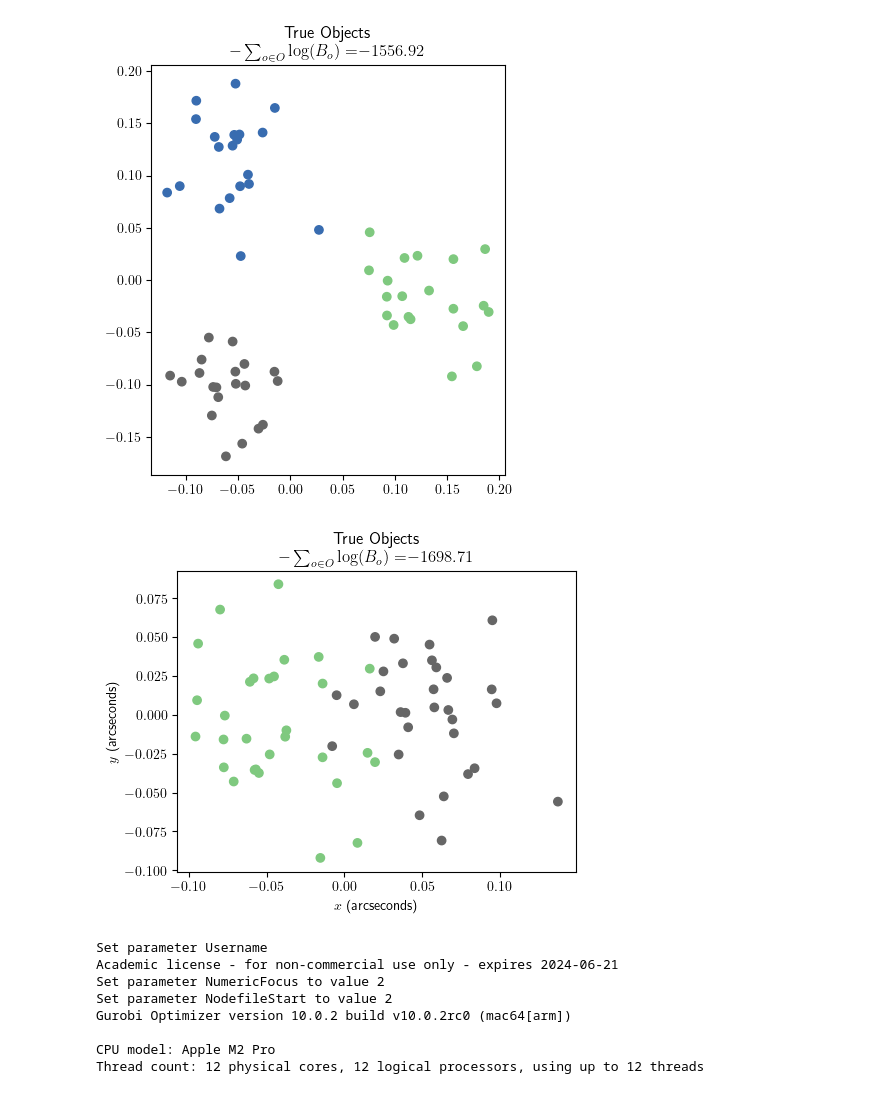
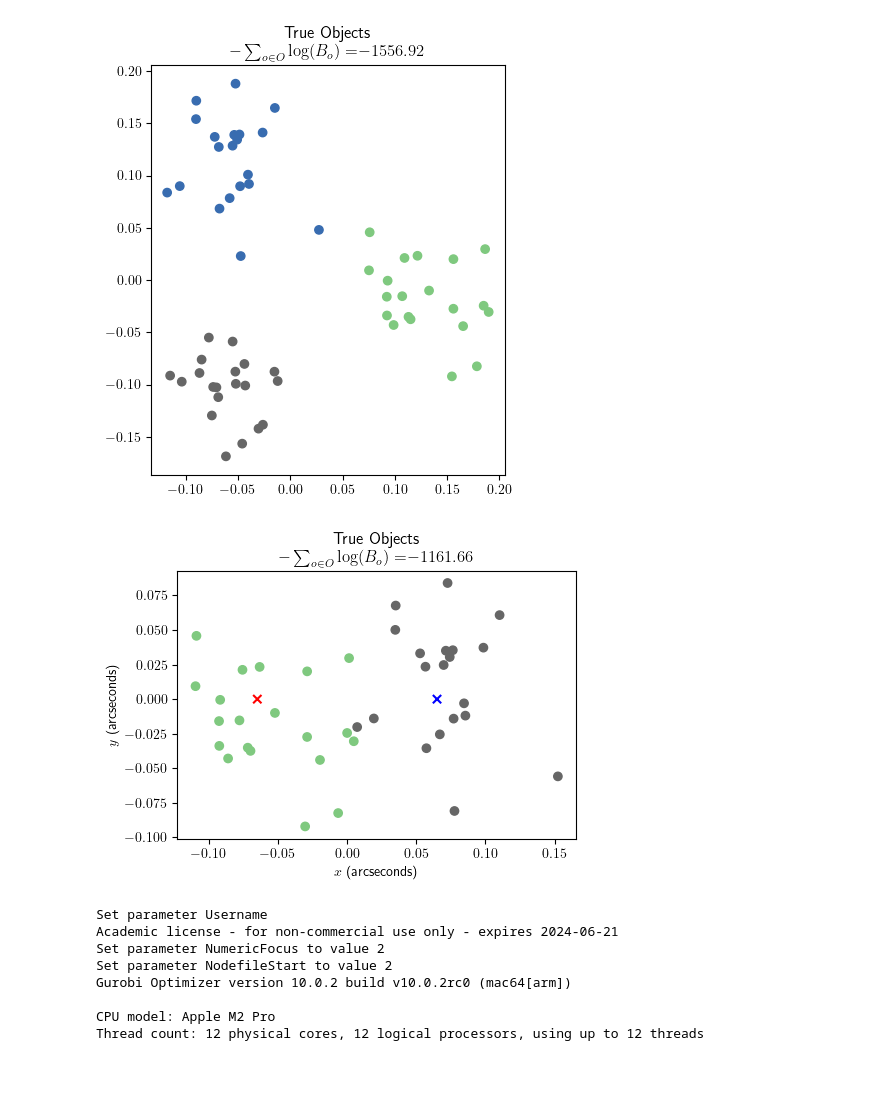
Before and after one commit to jacobf18/astronomical-matching, a Jupyter notebook: benchmark.ipynb, the cells around one changed output. Cells and saved outputs as stored; diff of their text form; code cells hidden in the pictures.

```diff
--- a/benchmark.ipynb
+++ b/benchmark.ipynb
@@ -47,32 +257,33 @@ ax.set_aspect("equal")
 # %% [output]
 [figure]
 # %%
-cats = 30
+cats = 20
 sigma1 = 0.04
 sigma2 = 0.04
-distance = 0.10
+distance = 0.13
 seed = 1
 
 df = simulate_two_objects(
     sigma1=sigma1, sigma2=sigma2, distance=distance, num=cats, seed=seed
 )
 plt.figure(figsize=(5, 5))
 plt.title(
     "True Objects\n"
     r"$-\sum_{{o\in O}}\log(B_o)=$"
     f"${neg_log_bayes(df,df.ObjectID):.2f}$"
 )
 plt.xlabel("$x$ (arcseconds)")
 plt.ylabel("$y$ (arcseconds)")
 plt.scatter(
     df["coord1 (arcseconds)"], df["coord2 (arcseconds)"], c=df.ObjectID, cmap="Accent"
 )
+plt.scatter([-distance / 2, distance / 2], [0,0], c=["r", "b"], marker="x")
 plt.tight_layout()
 ax = plt.gca()
 ax.set_aspect("equal")
-# plt.savefig(f"figures/presentation/true_s1-{sigma1}_s2-{sigma2}_d-{distance}_c-{cats}_r-{seed}.svg")
+plt.savefig(f"figures/true_s1-{sigma1}_s2-{sigma2}_d-{distance}_c-{cats}_r-{seed}.eps", bbox_inches='tight')
 # %% [output]
-[figure, old version]
+[figure, new version]
 # %%
 def setup_miqcp_model_2(data_df, max_clusters=-1, min_clusters=0, verbose=False):
     num_datapoints = data_df.shape[0]
```
Also changed, not shown: parts of 10 cells of this notebook, 3 other files.
